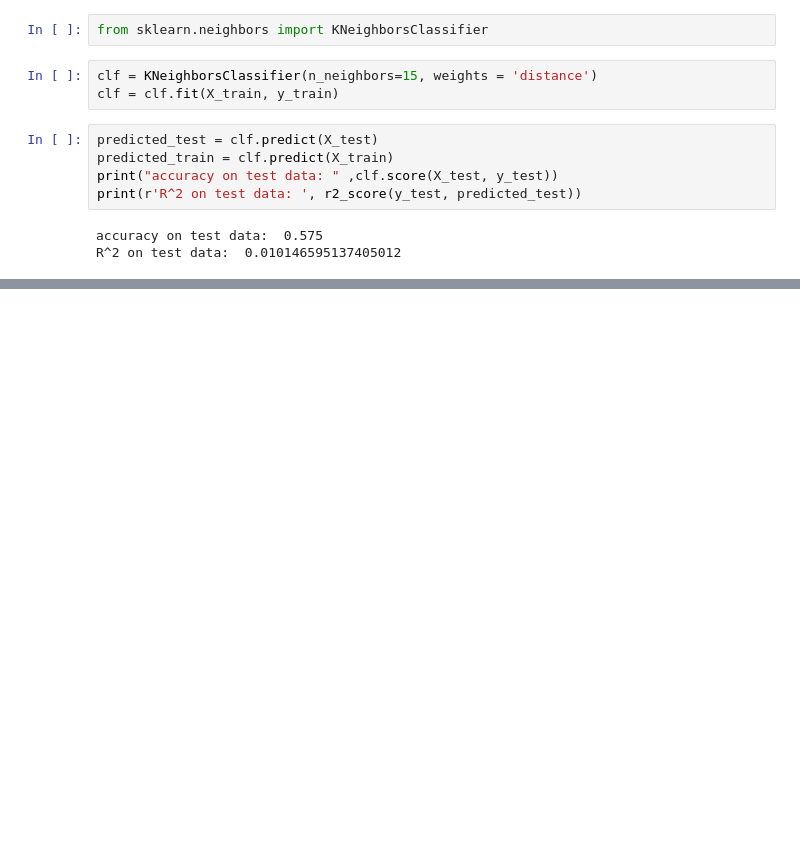
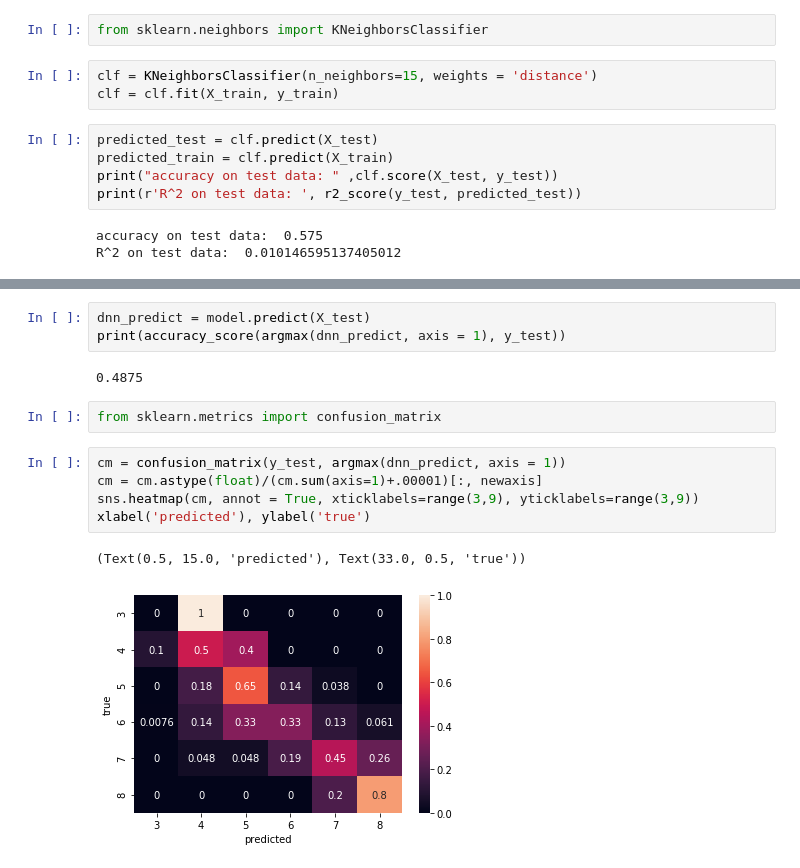
Before and after one commit to t8ch/machine-learning, a Jupyter notebook: red-wine-quality/wine-quality.ipynb, the cells around one changed output, grey strips where cells are left out. Saved outputs shown, nothing was run; the diff lists cells and outputs as text; blank space fills up the shorter version.

```diff
--- a/red-wine-quality/wine-quality.ipynb
+++ b/red-wine-quality/wine-quality.ipynb
@@ -372,0 +493,15 @@ show()
+# %%
+dnn_predict = model.predict(X_test)
+print(accuracy_score(argmax(dnn_predict, axis = 1), y_test))
+# %% [output]
+0.4875
+# %%
+from sklearn.metrics import confusion_matrix
+# %%
+cm = confusion_matrix(y_test, argmax(dnn_predict, axis = 1))
+cm = cm.astype(float)/(cm.sum(axis=1)+.00001)[:, newaxis]
+sns.heatmap(cm, annot = True, xticklabels=range(3,9), yticklabels=range(3,9))
+xlabel('predicted'), ylabel('true')
+# %% [output]
+(Text(0.5, 15.0, 'predicted'), Text(33.0, 0.5, 'true'))
+[figure, added]
```
Also changed, not shown: parts of 93 cells of this notebook, 15 other files.
